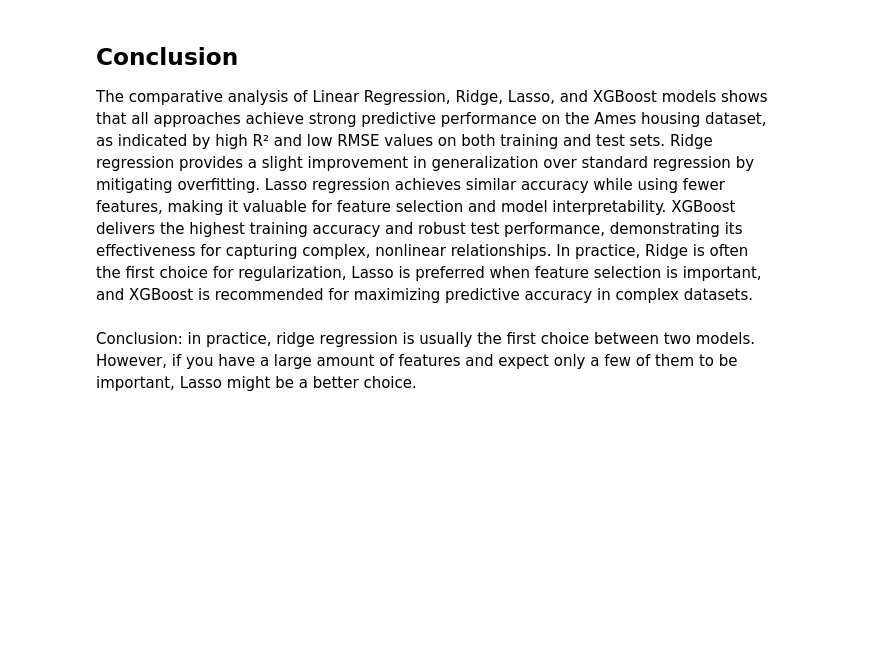
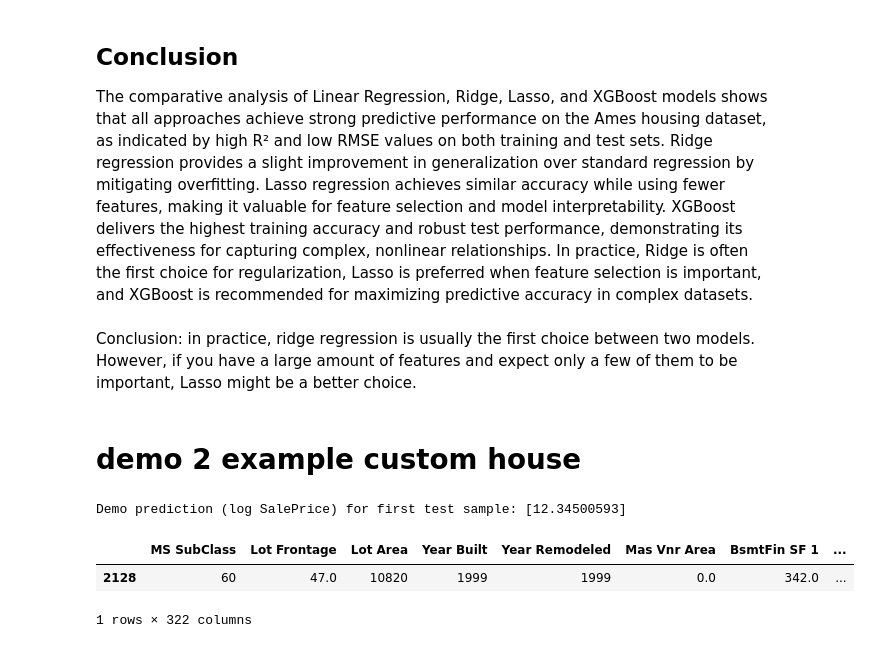
Before and after one commit to LeLoc23/Ames_house_price-Prediction, a Jupyter notebook: ames_house_price-Prediction.ipynb, the cells around one changed output. Cells and saved outputs as stored; diff of their text form; code cells hidden in the pictures; blank space fills up the shorter version.

Commit message:
add a demo bellow

```diff
--- a/ames_house_price-Prediction.ipynb
+++ b/ames_house_price-Prediction.ipynb
@@ -960,3 +960,24 @@ summary
 The comparative analysis of Linear Regression, Ridge, Lasso, and XGBoost models shows that all approaches achieve strong predictive performance on the Ames housing dataset, as indicated by high R² and low RMSE values on both training and test sets. Ridge regression provides a slight improvement in generalization over standard regression by mitigating overfitting. Lasso regression achieves similar accuracy while using fewer features, making it valuable for feature selection and model interpretability. XGBoost delivers the highest training accuracy and robust test performance, demonstrating its effectiveness for capturing complex, nonlinear relationships. In practice, Ridge is often the first choice for regularization, Lasso is preferred when feature selection is important, and XGBoost is recommended for maximizing predictive accuracy in complex datasets.
 # %% [markdown]
 Conclusion: in practice, ridge regression is usually the first choice between two models. However, if you have a large amount of features and expect only a few of them to be important, Lasso might be a better choice.
+# %% [markdown]
+# demo 2 example custom house
+# %%
+import joblib
+
+# Load the saved linear regression model and make a demo prediction
+
+# Load the model
+linear_model = joblib.load('models/ames_house_price_linear_model.pkl')
+
+# Demo: predict using the first row of X_test
+demo_pred = linear_model.predict(X_test.iloc[[0]])
+print("Demo prediction (log SalePrice) for first test sample:", demo_pred)
+# %% [output]
+Demo prediction (log SalePrice) for first test sample: [12.34500593]
+# %%
+X_test[0:1]
+# %% [output]
+|  | MS SubClass | Lot Frontage | Lot Area | Year Built | Year Remodeled | Mas Vnr Area | BsmtFin SF 1 | ... |
+| 2128 | 60 | 47.0 | 10820 | 1999 | 1999 | 0.0 | 342.0 | ... |
+1 rows × 322 columns
```
Also changed, not shown: parts of 8 cells of this notebook, 1 other file.
